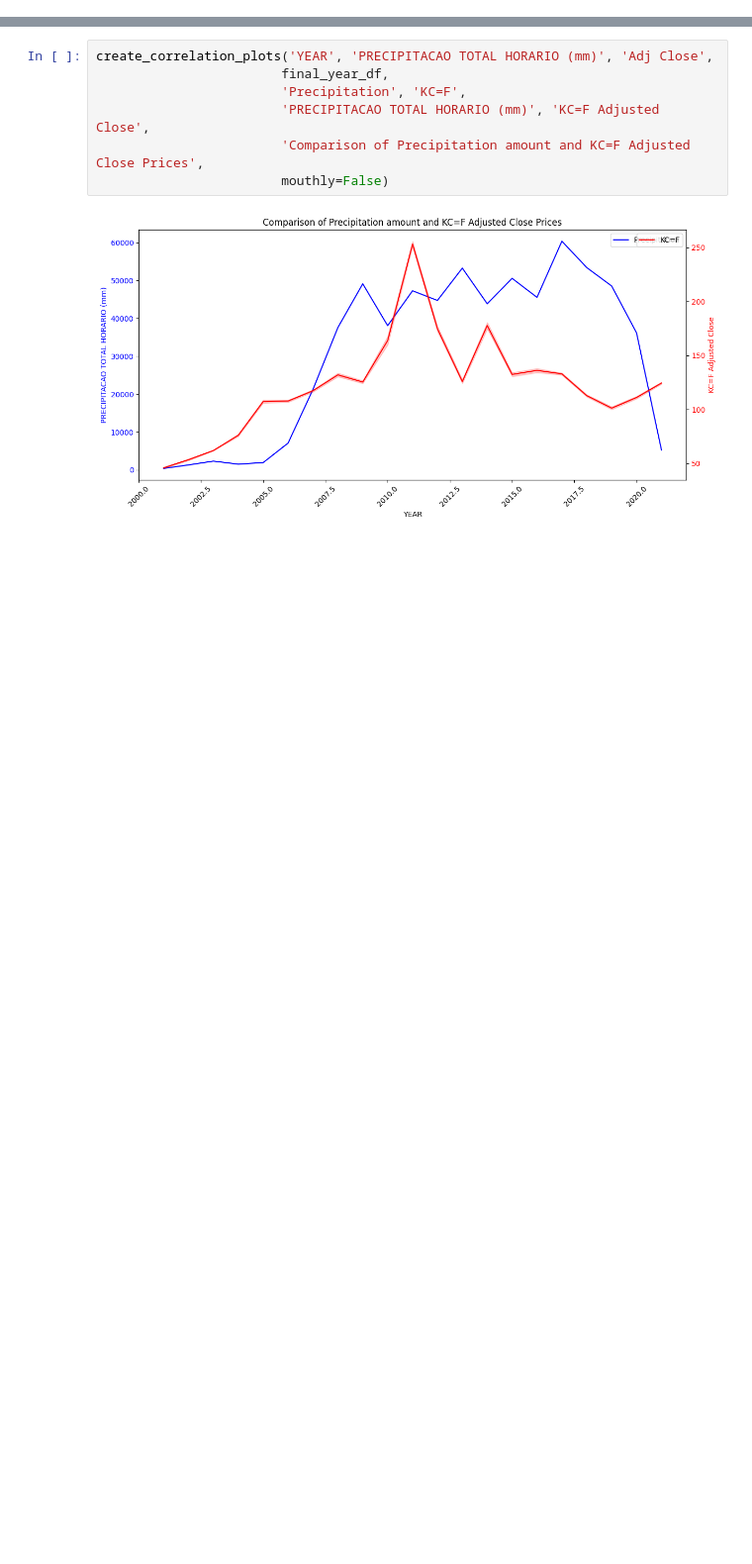
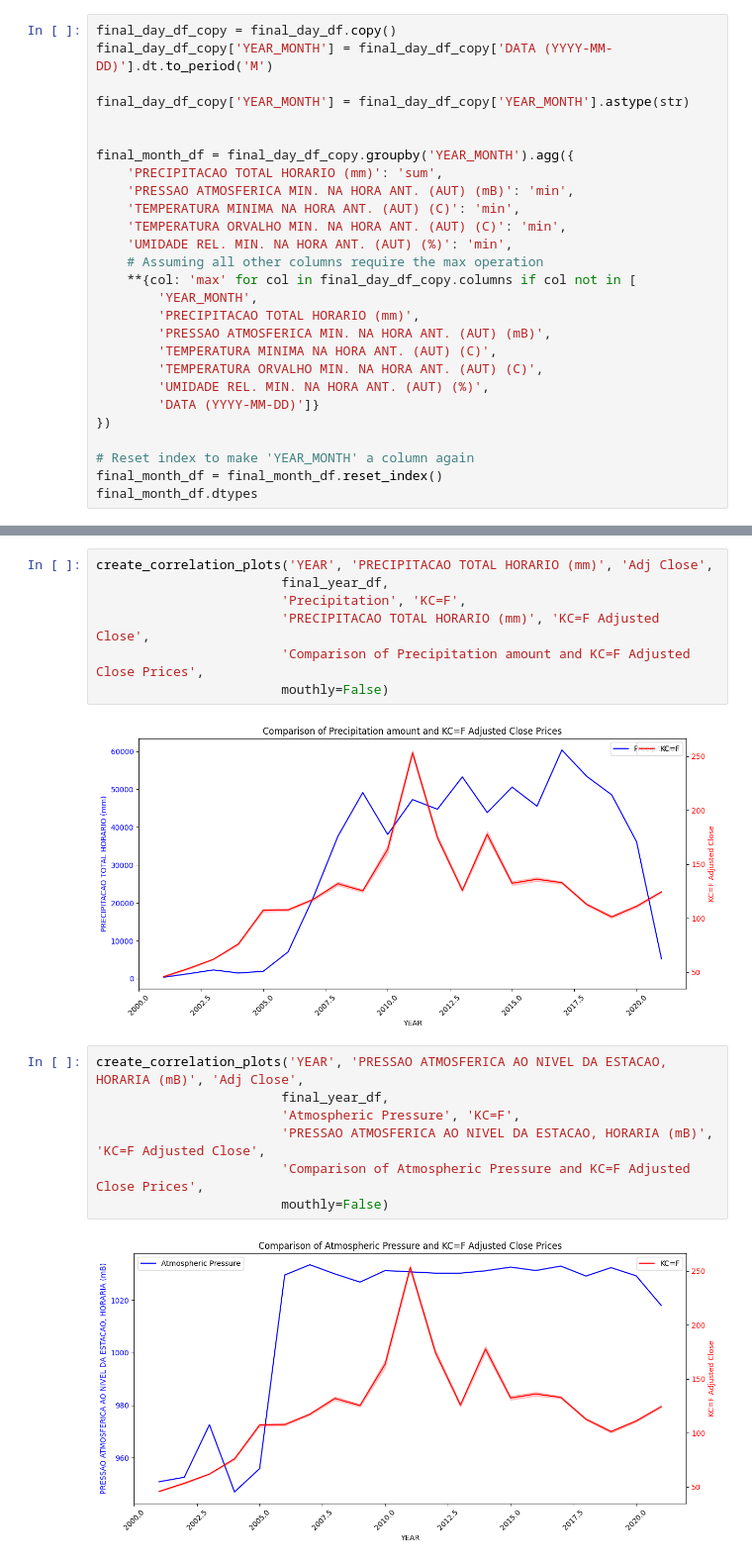
Before and after one commit to JoaoMorais96/coffee-futures, a Jupyter notebook: scripts/report.ipynb, the cells around one changed output, grey strips where cells are left out. Shown at 99% size. Drawn from its saved outputs; the diff is of its cells as text; blank space fills up the shorter version.

```diff
--- a/scripts/report.ipynb
+++ b/scripts/report.ipynb
@@ -323,0 +315,27 @@ Index(['DATA (YYYY-MM-DD)', 'PRECIPITACAO TOTAL HORARIO (mm)',
+# %%
+final_day_df_copy = final_day_df.copy()
+final_day_df_copy['YEAR_MONTH'] = final_day_df_copy['DATA (YYYY-MM-DD)'].dt.to_period('M')
+
+final_day_df_copy['YEAR_MONTH'] = final_day_df_copy['YEAR_MONTH'].astype(str)
+
+
+final_month_df = final_day_df_copy.groupby('YEAR_MONTH').agg({
+    'PRECIPITACAO TOTAL HORARIO (mm)': 'sum',
+    'PRESSAO ATMOSFERICA MIN. NA HORA ANT. (AUT) (mB)': 'min',
+    'TEMPERATURA MINIMA NA HORA ANT. (AUT) (C)': 'min',
+    'TEMPERATURA ORVALHO MIN. NA HORA ANT. (AUT) (C)': 'min',
+    'UMIDADE REL. MIN. NA HORA ANT. (AUT) (%)': 'min',
+    # Assuming all other columns require the max operation
+    **{col: 'max' for col in final_day_df_copy.columns if col not in [
+        'YEAR_MONTH',
+        'PRECIPITACAO TOTAL HORARIO (mm)',
+        'PRESSAO ATMOSFERICA MIN. NA HORA ANT. (AUT) (mB)',
+        'TEMPERATURA MINIMA NA HORA ANT. (AUT) (C)',
+        'TEMPERATURA ORVALHO MIN. NA HORA ANT. (AUT) (C)',
+        'UMIDADE REL. MIN. NA HORA ANT. (AUT) (%)',
+        'DATA (YYYY-MM-DD)']}
+})
+
+# Reset index to make 'YEAR_MONTH' a column again
+final_month_df = final_month_df.reset_index()
+final_month_df.dtypes
@@ -580,3 +633,12 @@ create_correlation_plots('YEAR', 'PRECIPITACAO TOTAL HORARIO (mm)', 'Adj Close',
                         mouthly=False)
 # %% [output]
 [figure]
+# %%
+create_correlation_plots('YEAR', 'PRESSAO ATMOSFERICA AO NIVEL DA ESTACAO, HORARIA (mB)', 'Adj Close',
+                        final_year_df,
+                        'Atmospheric Pressure', 'KC=F',
+                        'PRESSAO ATMOSFERICA AO NIVEL DA ESTACAO, HORARIA (mB)', 'KC=F Adjusted Close',
+                        'Comparison of Atmospheric Pressure and KC=F Adjusted Close Prices',
+                        mouthly=False)
+# %% [output]
+[figure, added]
```
Also changed, not shown: parts of 20 cells of this notebook.
